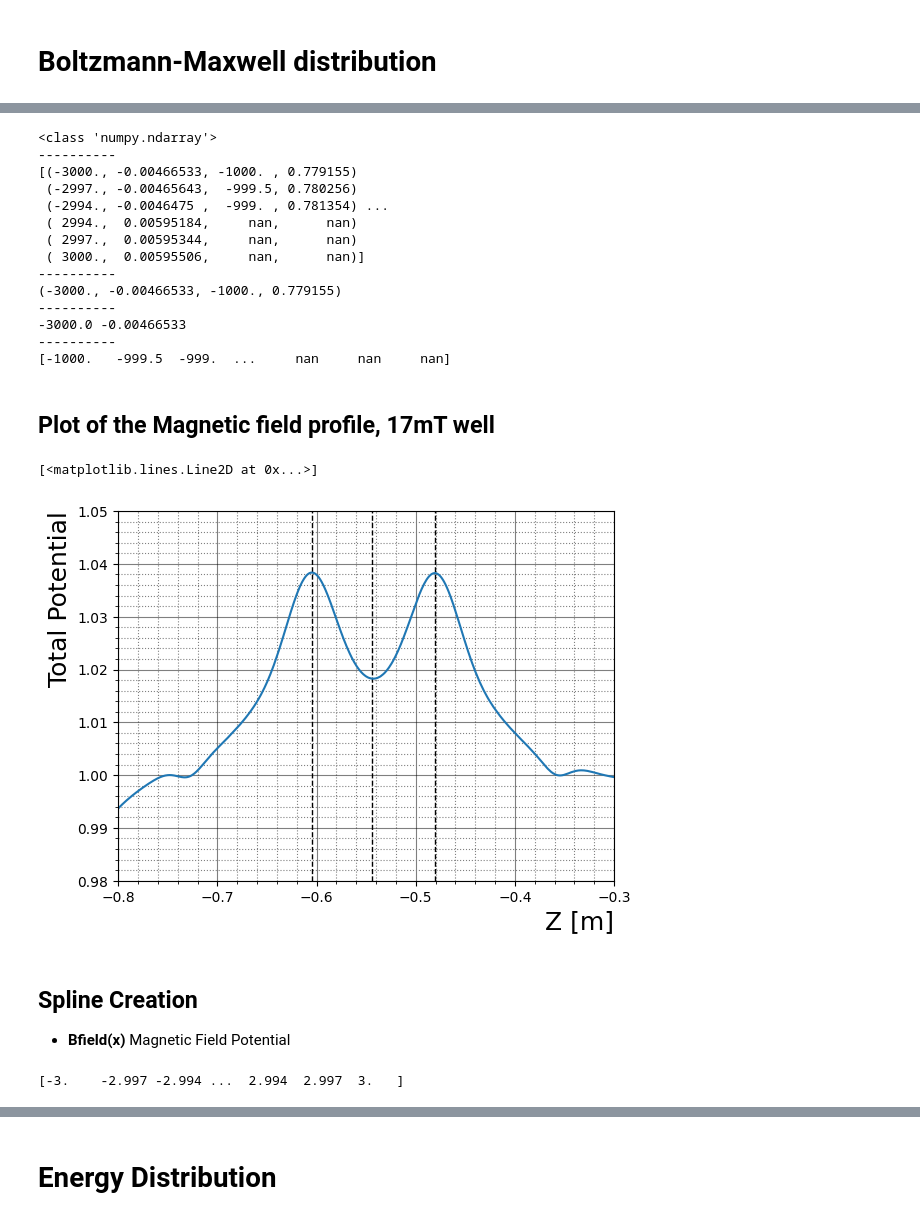
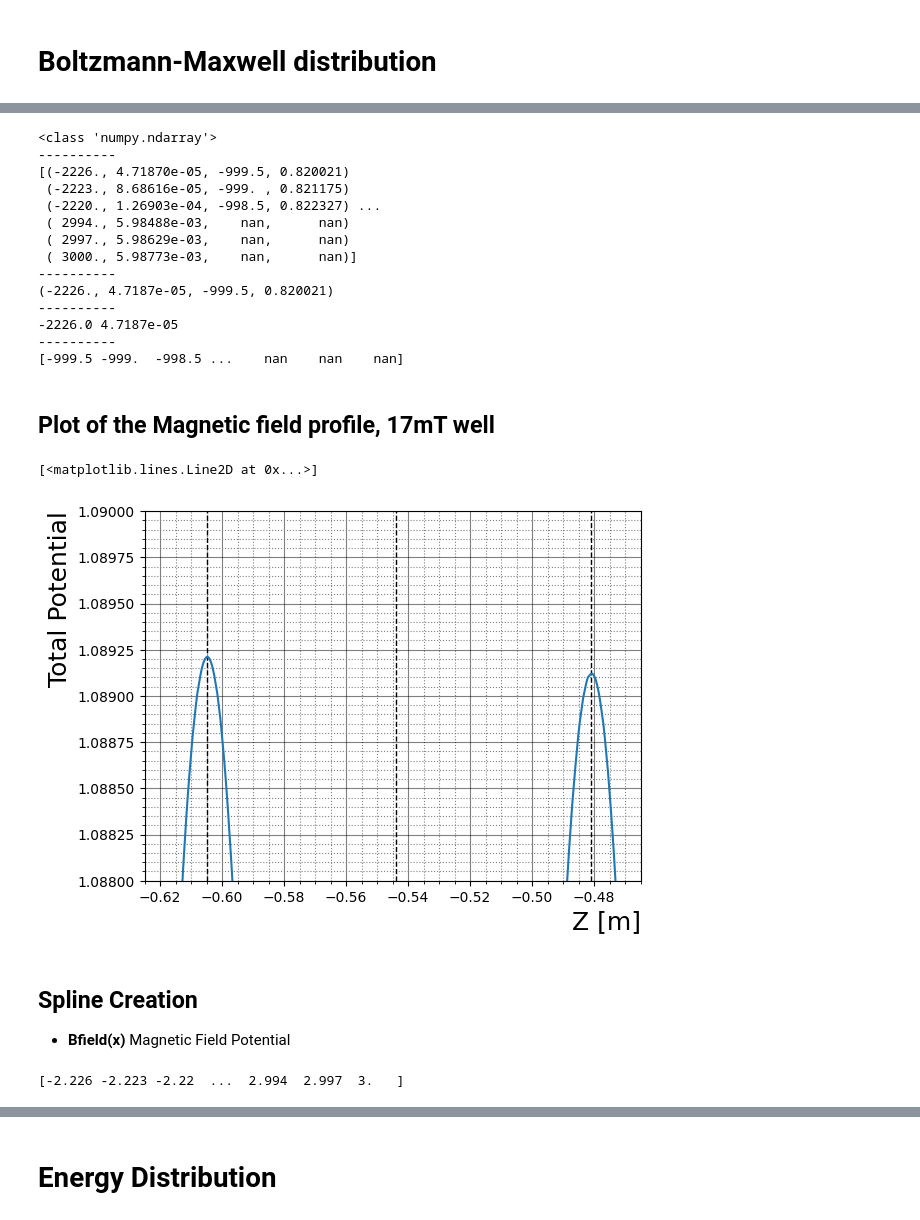
Before and after one commit to Adrianodelvincio/alphag_frequentist_analysis_2025, a Jupyter notebook: toy/Testing.ipynb, the cells around one changed output, grey strips where cells are left out. Cells and saved outputs as stored; diff of their text form; code cells hidden in the pictures.

```diff
--- a/toy/Testing.ipynb
+++ b/toy/Testing.ipynb
@@ -104,11 +104,11 @@ plotter_nicer("speed [m/s]", "Counts")
 # %%
-data = np.genfromtxt("Bfield/PreGravity_20mT_well_0g.csv",
+data = np.genfromtxt("Bfield_csv/PreGravity_20mT_well_-2g.csv",
                        delimiter = ",",
                        names = True,
                        filling_values=np.nan,
                        #unpack =  True
                       )
-Z = data['\ufeffz_mm__Bz_on_axis']/1000
+Z = data['z_mm__Bz_on_axis']/1000
 
 print(type(data))
 print(10*"-")
@@ -123,42 +123,42 @@ print(data["z_mm__Min_B_on_wall"])
 # %% [output]
 <class 'numpy.ndarray'>
 ----------
-[(-3000., -0.00466533, -1000. , 0.779155)
- (-2997., -0.00465643,  -999.5, 0.780256)
- (-2994., -0.0046475 ,  -999. , 0.781354) ...
- ( 2994.,  0.00595184,     nan,      nan)
- ( 2997.,  0.00595344,     nan,      nan)
- ( 3000.,  0.00595506,     nan,      nan)]
+[(-2226., 4.71870e-05, -999.5, 0.820021)
+ (-2223., 8.68616e-05, -999. , 0.821175)
+ (-2220., 1.26903e-04, -998.5, 0.822327) ...
+ ( 2994., 5.98488e-03,    nan,      nan)
+ ( 2997., 5.98629e-03,    nan,      nan)
+ ( 3000., 5.98773e-03,    nan,      nan)]
 ----------
-(-3000., -0.00466533, -1000., 0.779155)
+(-2226., 4.7187e-05, -999.5, 0.820021)
 ----------
--3000.0 -0.00466533
+-2226.0 4.7187e-05
 ----------
-[-1000.   -999.5  -999.  ...     nan     nan     nan]
+[-999.5 -999.  -998.5 ...    nan    nan    nan]
 # %% [markdown]
 ## Plot of the Magnetic field profile, 17mT well
 # %%
 plotter_nicer("Z [m]", "Total Potential")
-plt.xlim(-0.800, -0.300)
-plt.ylim(0.98, 1.05)
+plt.xlim(-0.625, -0.465)
+plt.ylim(1.088, 1.0900)
 plt.axvline(-0.605, linestyle = "--", color = "black", linewidth = 1)
 plt.axvline(-0.544, linestyle = "--", color = "black", linewidth = 1)
 plt.axvline(-0.481, linestyle = "--", color = "black", linewidth = 1)
-plt.plot(data['\ufeffz_mm__Bz_on_axis']/1000,data["Total_potential_T__Bz_on_axis"] )
+plt.plot(data['z_mm__Bz_on_axis']/1000,data["Total_potential_T__Bz_on_axis"] )
 # %% [output]
 [<matplotlib.lines.Line2D at 0x...>]
-[figure, old version]
+[figure, new version]
 # %% [markdown]
 ## Spline Creation
 
 - **Bfield(x)** Magnetic Field Potential
 # %%
-Z = data['\ufeffz_mm__Bz_on_axis']/1000
+Z = data['z_mm__Bz_on_axis']/1000
 print(Z)
 Uz = data["Total_potential_T__Bz_on_axis"]
 Bfield = CubicSpline(Z, Uz)
 # %% [output]
-[-3.    -2.997 -2.994 ...  2.994  2.997  3.   ]
+[-2.226 -2.223 -2.22  ...  2.994  2.997  3.   ]
 # %%
 plotter_nicer("Z [m]", "Total Potential")
 plt.xlim(-0.800, -0.300)
```
Also changed, not shown: parts of 15 cells of this notebook, 49 other files.
